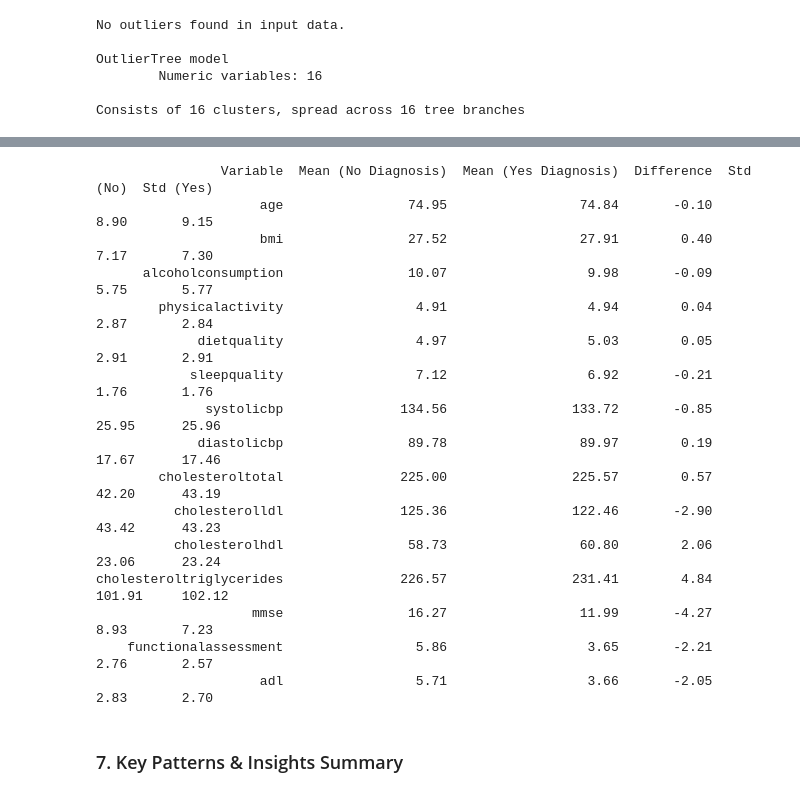
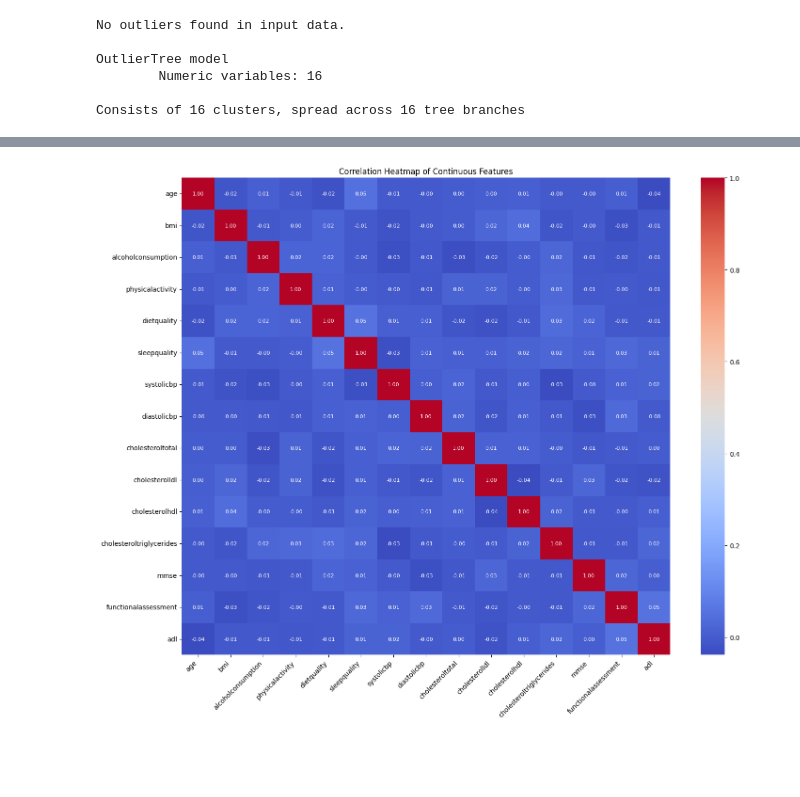
Before and after one commit to Jelles/AML-Assignment-2, a Jupyter notebook: main.ipynb, the cells around one changed output, grey strips where cells are left out. Saved outputs shown, nothing was run; the diff lists cells and outputs as text; code cells hidden in the pictures; blank space fills up the shorter version.

```diff
--- a/main.ipynb
+++ b/main.ipynb
@@ -209,38 +216,13 @@ plt.show()
-# %%
-comparison_data = []
-
-for col in numerical_cols:
-    no_diag = data[data['diagnosis'] == data['diagnosis'].cat.categories[0]][col]
-    yes_diag = data[data['diagnosis'] == data['diagnosis'].cat.categories[1]][col]
-
-    comparison_data.append({
-        'Variable': col,
-        'Mean (No Diagnosis)': round(no_diag.mean(), 2),
-        'Mean (Yes Diagnosis)': round(yes_diag.mean(), 2),
-        'Difference': round(yes_diag.mean() - no_diag.mean(), 2),
-        'Std (No)': round(no_diag.std(), 2),
-        'Std (Yes)': round(yes_diag.std(), 2)
-    })
-
-comparison_df = pd.DataFrame(comparison_data)
-
-print(comparison_df.to_string(index=False))
-# %% [output]
-                Variable  Mean (No Diagnosis)  Mean (Yes Diagnosis)  Difference  Std (No)  Std (Yes)
-                     age                74.95                 74.84       -0.10      8.90       9.15
-                     bmi                27.52                 27.91        0.40      7.17       7.30
-      alcoholconsumption                10.07                  9.98       -0.09      5.75       5.77
-        physicalactivity                 4.91                  4.94        0.04      2.87       2.84
-             dietquality                 4.97                  5.03        0.05      2.91       2.91
-            sleepquality                 7.12                  6.92       -0.21      1.76       1.76
-              systolicbp               134.56                133.72       -0.85     25.95      25.96
-             diastolicbp                89.78                 89.97        0.19     17.67      17.46
-        cholesteroltotal               225.00                225.57        0.57     42.20      43.19
-          cholesterolldl               125.36                122.46       -2.90     43.42      43.23
-          cholesterolhdl                58.73                 60.80        2.06     23.06      23.24
-cholesteroltriglycerides               226.57                231.41        4.84    101.91     102.12
-                    mmse                16.27                 11.99       -4.27      8.93       7.23
-    functionalassessment                 5.86                  3.65       -2.21      2.76       2.57
-                     adl                 5.71                  3.66       -2.05      2.83       2.70
-# %% [markdown]
-### 7. Key Patterns & Insights Summary
+# %%
+plt.figure(figsize=(15, 12))
+corr_matrix = data[continuous_features].corr()
+
+sns.heatmap(corr_matrix, annot=True, fmt='.2f', cmap='coolwarm', annot_kws={"size": 8})
+plt.title('Correlation Heatmap of Continuous Features')
+plt.xticks(rotation=45, ha='right')
+plt.yticks(rotation=0)
+plt.tight_layout()
+plt.savefig('plots\EDA_correlation_heatmap.png')
+plt.show()
+# %% [output]
+[figure, added]
```
Also changed, not shown: parts of 27 cells of this notebook, 36 other files.
